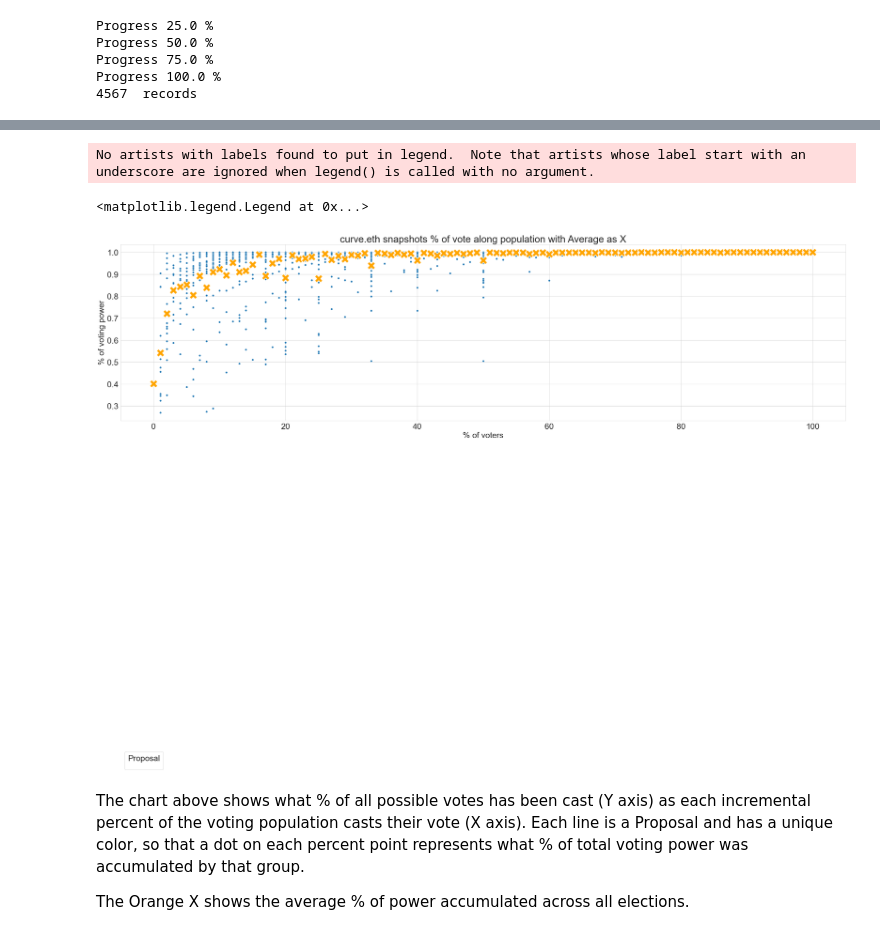
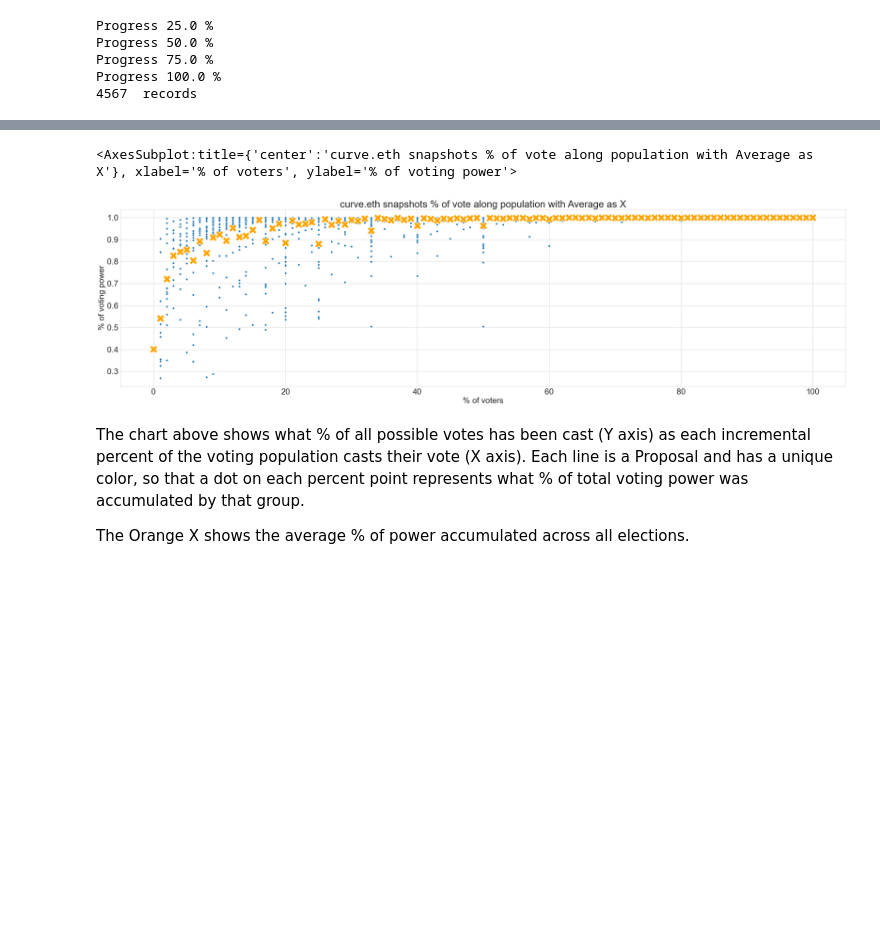
Before and after one commit to EdgeCaser/snapshot_governance, a Jupyter notebook: DAO_snapshot_tool_data.ipynb, the cells around one changed output, grey strips where cells are left out. Drawn from its saved outputs; the diff is of its cells as text; code cells hidden in the pictures; blank space fills up the shorter version.

Commit message:
Now incorporating charts for pretty data. Legends working appropriately.

```diff
--- a/DAO_snapshot_tool_data.ipynb
+++ b/DAO_snapshot_tool_data.ipynb
@@ -238,20 +238,18 @@ crunch_data.to_csv(crunch_data_path, index = False)
 # %%
 #plt.rc("figure", figsize=(40, 10))
 plt.rc("font", size=25)
 data_means = crunch_data.groupby("percentage_voters_counted_stepped")["cum_percentage_of_total_vp"].agg("mean").reset_index()
 ##print(data_means)
 plot_title = spacename + ' snapshots % of vote along population with Average as X'
 sns.set_style("whitegrid")
 
 #ax=sns.scatterplot(data=data_means,x="percentage_voters_counted_stepped",y="cum_percentage_of_total_vp", s=500,marker='X',color = 'orange', legend=False)
 #sns.lineplot(data=crunch_data, y="cum_percentage_of_total_vp",x="percentage_voters_counted_stepped", hue="Proposal",zorder=-3).set(title=plot_title,xlabel='% of voters',ylabel='% of voting power')#, legend=False)
-
 ax=sns.scatterplot(data=crunch_data, y="cum_percentage_of_total_vp",x="percentage_voters_counted_stepped").set(title=plot_title,xlabel='% of voters',ylabel='% of voting power')
-sns.scatterplot(data=data_means,x="percentage_voters_counted_stepped",y="cum_percentage_of_total_vp",zorder=3, s=600,marker='X',color = 'orange', legend=False)
+sns.scatterplot(data=data_means,x="percentage_voters_counted_stepped",y="cum_percentage_of_total_vp",zorder=3, s=600,marker='X',color = 'orange')
 # %% [output]
-No artists with labels found to put in legend.  Note that artists whose label start with an underscore are ignored when legend() is called with no argument.
+<AxesSubplot:title={'center':'curve.eth snapshots % of vote along population with Average as X'}, xlabel='% of voters', ylabel='% of voting power'>
-<matplotlib.legend.Legend at 0x...>
-[figure, old version]
+[figure, new version]
 # %% [markdown]
 The chart above shows what % of all possible votes has been cast (Y axis) as each incremental percent of the voting population casts their vote (X axis). Each line is a Proposal and has a unique color, so that a dot on each percent point represents what % of total voting power was accumulated by that group.
 
```
